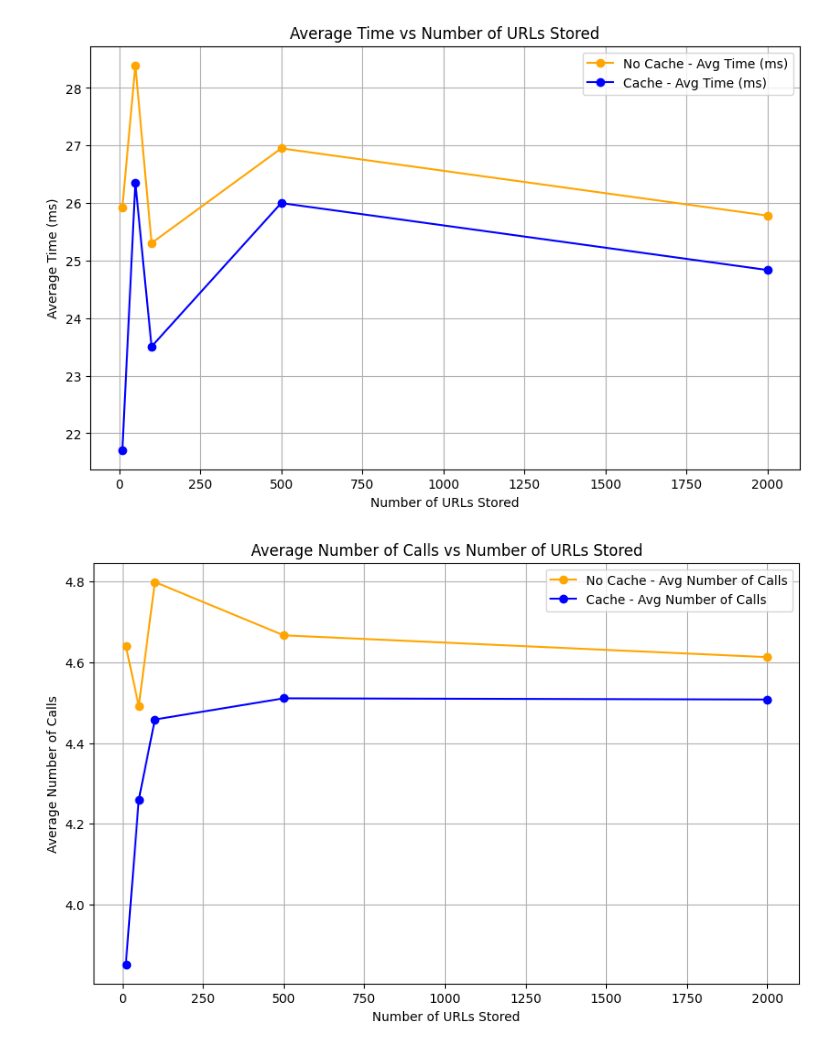
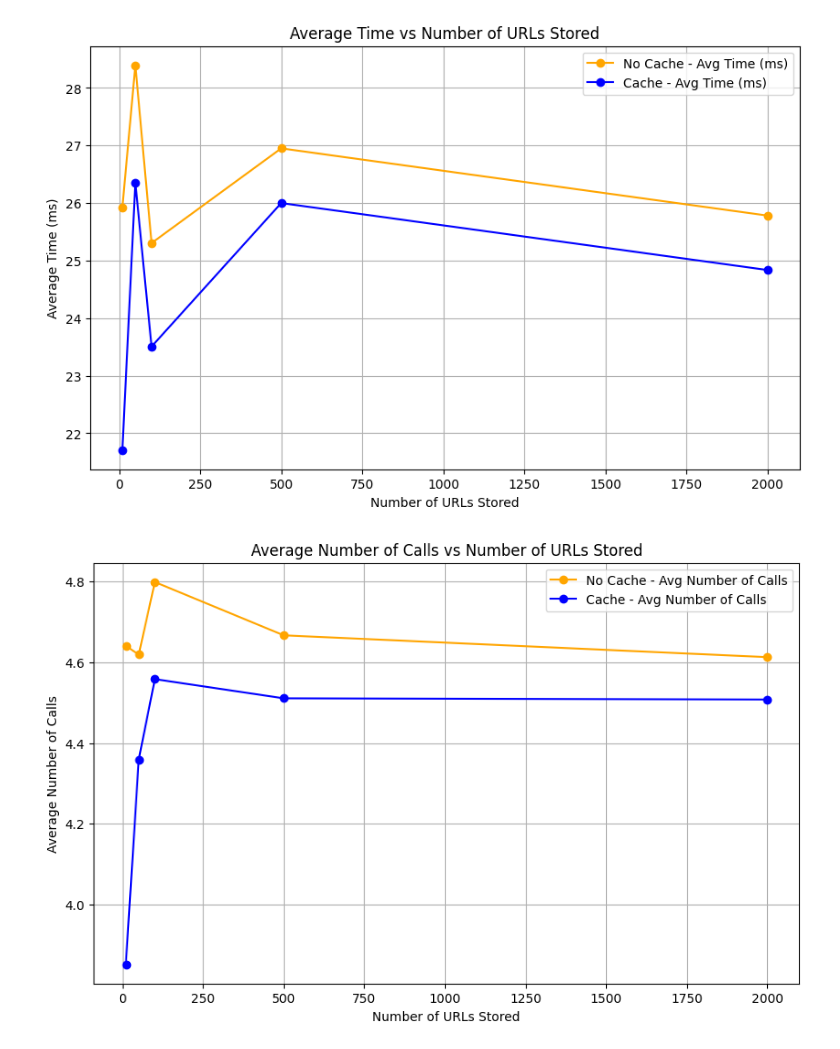
Before and after one commit to abramtan/chord-url-shortening, a Jupyter notebook: src/scripts/plots.ipynb, the cells around one changed output. Saved outputs shown, nothing was run; the diff lists cells and outputs as text; code cells hidden in the pictures.

```diff
--- a/src/scripts/plots.ipynb
+++ b/src/scripts/plots.ipynb
@@ -36,32 +36,32 @@ plt.show()
 # %%
 # Data from the new table
 number_of_urls_stored = [10, 50, 100, 500, 2000]
 no_cache_avg_time = [25.927316, 28.39442, 25.304555, 26.951039, 25.782663]
-no_cache_avg_calls = [4.641, 4.4915, 4.799, 4.667, 4.613]
+no_cache_avg_calls = [4.641, 4.6192, 4.799, 4.667, 4.613]
 cache_avg_time = [21.708259, 26.351701, 23.505735, 26.000409, 24.836577]
-cache_avg_calls = [3.852, 4.2595, 4.4585, 4.511, 4.508]
+cache_avg_calls = [3.852, 4.3595, 4.5585, 4.511, 4.508]
 
 # Plot average time
 plt.figure(figsize=(10, 6))
 plt.plot(number_of_urls_stored, no_cache_avg_time, marker='o', color='orange', label='No Cache - Avg Time (ms)')
 plt.plot(number_of_urls_stored, cache_avg_time, marker='o', color='blue', label='Cache - Avg Time (ms)')
 plt.xlabel('Number of URLs Stored')
 plt.ylabel('Average Time (ms)')
 plt.title('Average Time vs Number of URLs Stored')
 plt.legend()
 plt.grid(True)
 plt.show()
 
 # Plot average number of calls
 plt.figure(figsize=(10, 6))
 plt.plot(number_of_urls_stored, no_cache_avg_calls, marker='o', color='orange', label='No Cache - Avg Number of Calls')
 plt.plot(number_of_urls_stored, cache_avg_calls, marker='o', color='blue', label='Cache - Avg Number of Calls')
 plt.xlabel('Number of URLs Stored')
 plt.ylabel('Average Number of Calls')
 plt.title('Average Number of Calls vs Number of URLs Stored')
 plt.legend()
 plt.grid(True)
 plt.show()
 # %% [output]
 [figure]
-[figure, old version]
+[figure, new version]
```
Also changed, not shown: parts of 1 cell of this notebook.
